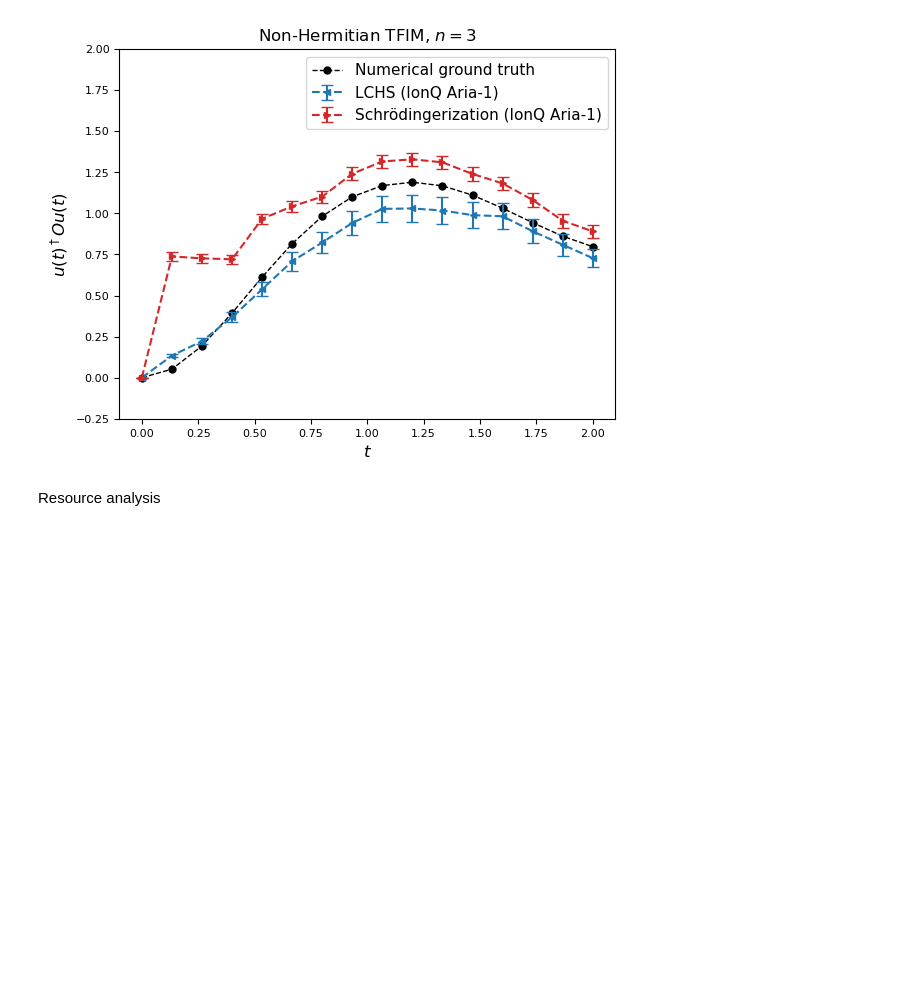
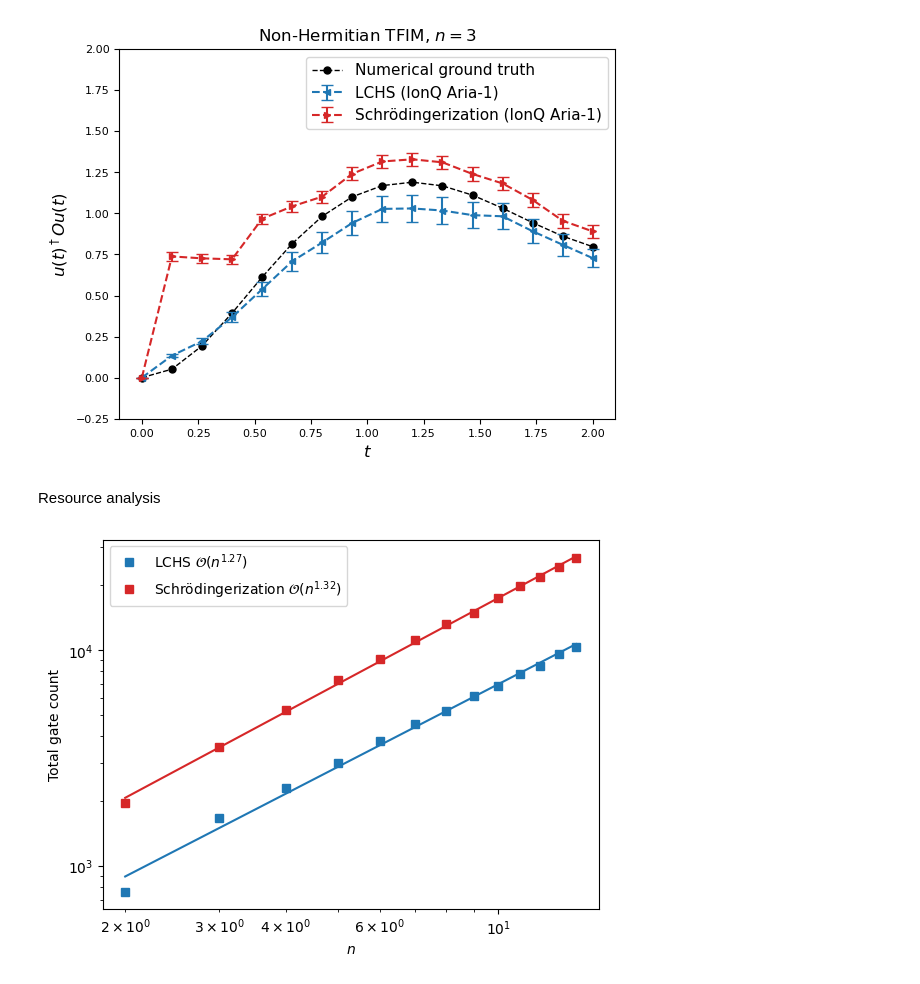
Before and after one commit to jli0108/quantum-diff-eq-ham-ebd, a Jupyter notebook: src/figures_1d_tfim.ipynb, the cells around one changed output. Drawn from its saved outputs; the diff is of its cells as text; code cells hidden in the pictures; blank space fills up the shorter version.

Commit message:
finish figure for tfim

```diff
--- a/src/figures_1d_tfim.ipynb
+++ b/src/figures_1d_tfim.ipynb
@@ -70,0 +38,36 @@ unary_fit = np.polyfit(np.log(N_vals_unary[3:]), np.log(unary_gate_count[3:]), d
+# %%
+schrodingerization_data = np.load("../data/1d_tfim/schrodingerization.npz")
+n_vals_schro = schrodingerization_data["n_vals"]
+schrodingerization_trotter_steps = schrodingerization_data["schrodingerization_trotter_steps"]
+schrodingerization_one_qubit_gate_count_per_trotter_step = schrodingerization_data["schrodingerization_one_qubit_gate_count_per_trotter_step"]
+schrodingerization_two_qubit_gate_count_per_trotter_step = schrodingerization_data["schrodingerization_two_qubit_gate_count_per_trotter_step"]
+schro_gate_count = schrodingerization_trotter_steps * (schrodingerization_one_qubit_gate_count_per_trotter_step + schrodingerization_two_qubit_gate_count_per_trotter_step)
+schro_fit = np.polyfit(np.log(n_vals_schro), np.log(schro_gate_count), deg=1)
+
+
+lchs_data = np.load("../data/1d_tfim/lchs.npz")
+n_vals_lchs = lchs_data["n_vals"][:len(n_vals_schro)]
+lchs_trotter_steps = lchs_data["lchs_trotter_steps"][:len(n_vals_schro)]
+lchs_one_qubit_gate_count_per_trotter_step = lchs_data["lchs_one_qubit_gate_count_per_trotter_step"][:len(n_vals_schro)]
+lchs_two_qubit_gate_count_per_trotter_step = lchs_data["lchs_two_qubit_gate_count_per_trotter_step"][:len(n_vals_schro)]
+lchs_gate_count = lchs_trotter_steps * (lchs_one_qubit_gate_count_per_trotter_step + lchs_two_qubit_gate_count_per_trotter_step)
+lchs_fit = np.polyfit(np.log(n_vals_lchs), np.log(lchs_gate_count), deg=1)
+# %%
+TICK_FONT = 5
+LEGEND_FONT = 7
+LABEL_FONT = 7
+TITLE_FONT = 8
+
+plt.plot(n_vals_lchs, lchs_gate_count, marker='s', linestyle="None", color=lchs_color, label=rf"LCHS $\mathcal{{O}}\left(n^{{{lchs_fit[0]:0.2f}}}\right)$")
+plt.plot(n_vals_lchs, (n_vals_lchs ** lchs_fit[0]) * np.exp(lchs_fit[1]), color=lchs_color)
+plt.plot(n_vals_schro, schro_gate_count, marker='s', linestyle="None", color=schr_color, label=rf"Schrödingerization $\mathcal{{O}}\left(n^{{{schro_fit[0]:0.2f}}}\right)$")
+plt.plot(n_vals_schro, (n_vals_schro ** schro_fit[0]) * np.exp(schro_fit[1]), color=schr_color)
+plt.ylabel("Total gate count")
+plt.xlabel(r"$n$")
+plt.legend()
+plt.xscale("log")
+plt.yscale("log")
+plt.savefig("tfim_resource_analysis.png", dpi=300, bbox_inches="tight")
+plt.show()
+# %% [output]
+[figure, added]
```
Also changed, not shown: parts of 1 cell of this notebook, 3 other files.
